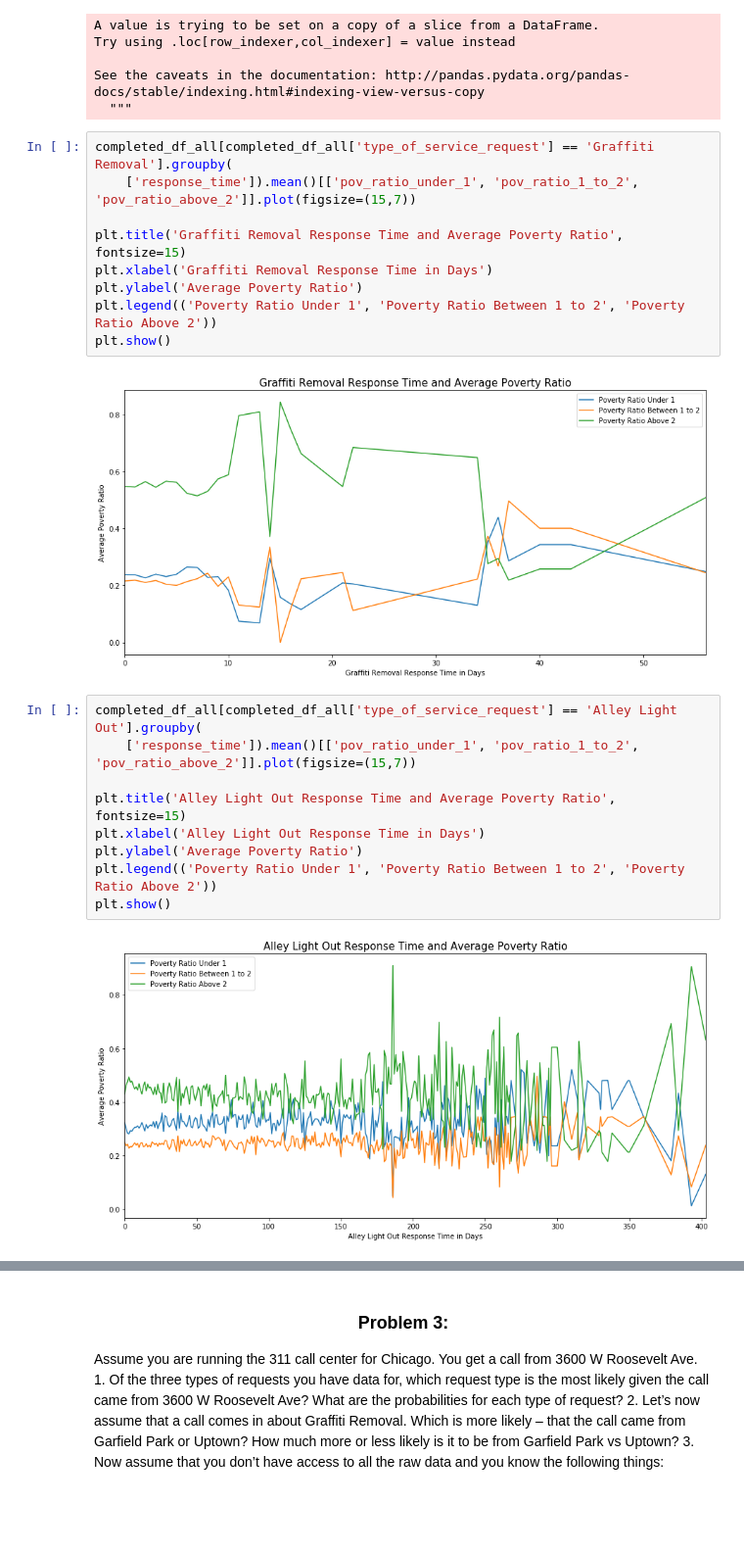
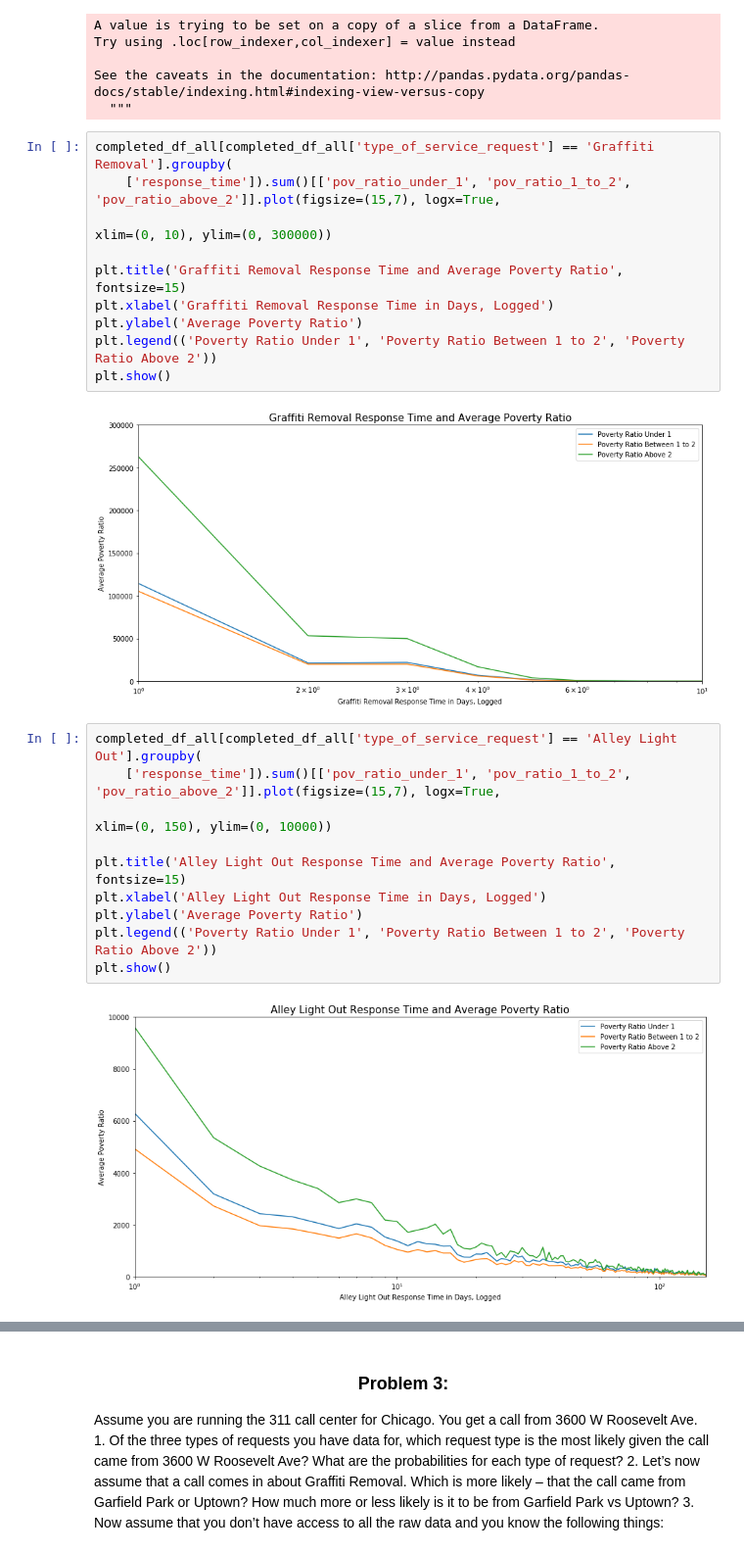
Before and after one commit to rosegao/CAPP-30254-Machine-Learning, a Jupyter notebook: HW1 - Chicago Service Requests & ACS Data Analysis.ipynb, the cells around one changed output, grey strips where cells are left out. Shown at 98% size. Cells and saved outputs as stored; diff of their text form; blank space fills up the shorter version.

```diff
--- a/HW1 - Chicago Service Requests & ACS Data Analysis.ipynb
+++ b/HW1 - Chicago Service Requests & ACS Data Analysis.ipynb
@@ -634,23 +655,25 @@ See the caveats in the documentation: http://pandas.pydata.org/pandas-docs/stabl
   """
 # %%
 completed_df_all[completed_df_all['type_of_service_request'] == 'Graffiti Removal'].groupby(
-    ['response_time']).mean()[['pov_ratio_under_1', 'pov_ratio_1_to_2', 'pov_ratio_above_2']].plot(figsize=(15,7))
+    ['response_time']).sum()[['pov_ratio_under_1', 'pov_ratio_1_to_2', 'pov_ratio_above_2']].plot(figsize=(15,7), logx=True,
+                                                                                                  xlim=(0, 10), ylim=(0, 300000))
 
 plt.title('Graffiti Removal Response Time and Average Poverty Ratio', fontsize=15)
-plt.xlabel('Graffiti Removal Response Time in Days')
+plt.xlabel('Graffiti Removal Response Time in Days, Logged')
 plt.ylabel('Average Poverty Ratio')
 plt.legend(('Poverty Ratio Under 1', 'Poverty Ratio Between 1 to 2', 'Poverty Ratio Above 2'))
 plt.show()
 # %% [output]
-[figure, old version]
+[figure, new version]
 # %%
 completed_df_all[completed_df_all['type_of_service_request'] == 'Alley Light Out'].groupby(
-    ['response_time']).mean()[['pov_ratio_under_1', 'pov_ratio_1_to_2', 'pov_ratio_above_2']].plot(figsize=(15,7))
+    ['response_time']).sum()[['pov_ratio_under_1', 'pov_ratio_1_to_2', 'pov_ratio_above_2']].plot(figsize=(15,7), logx=True,
+                                                                                                  xlim=(0, 150), ylim=(0, 10000))
 
 plt.title('Alley Light Out Response Time and Average Poverty Ratio', fontsize=15)
-plt.xlabel('Alley Light Out Response Time in Days')
+plt.xlabel('Alley Light Out Response Time in Days, Logged')
 plt.ylabel('Average Poverty Ratio')
 plt.legend(('Poverty Ratio Under 1', 'Poverty Ratio Between 1 to 2', 'Poverty Ratio Above 2'))
 plt.show()
 # %% [output]
-[figure, old version]
+[figure, new version]
```
Also changed, not shown: parts of 21 cells of this notebook.
